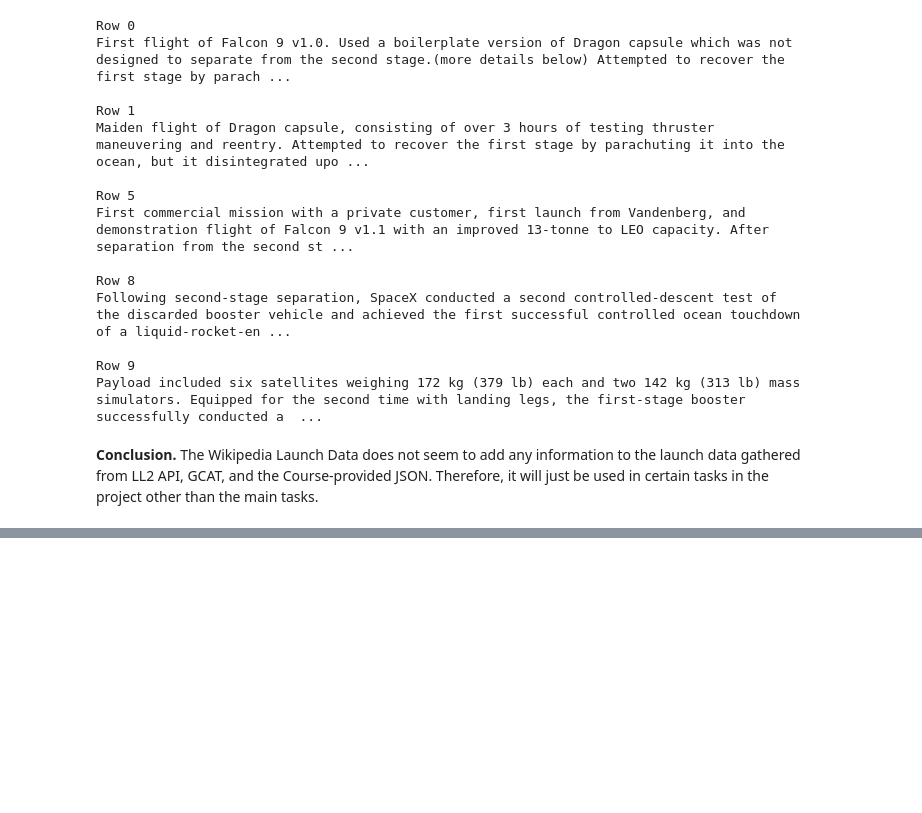
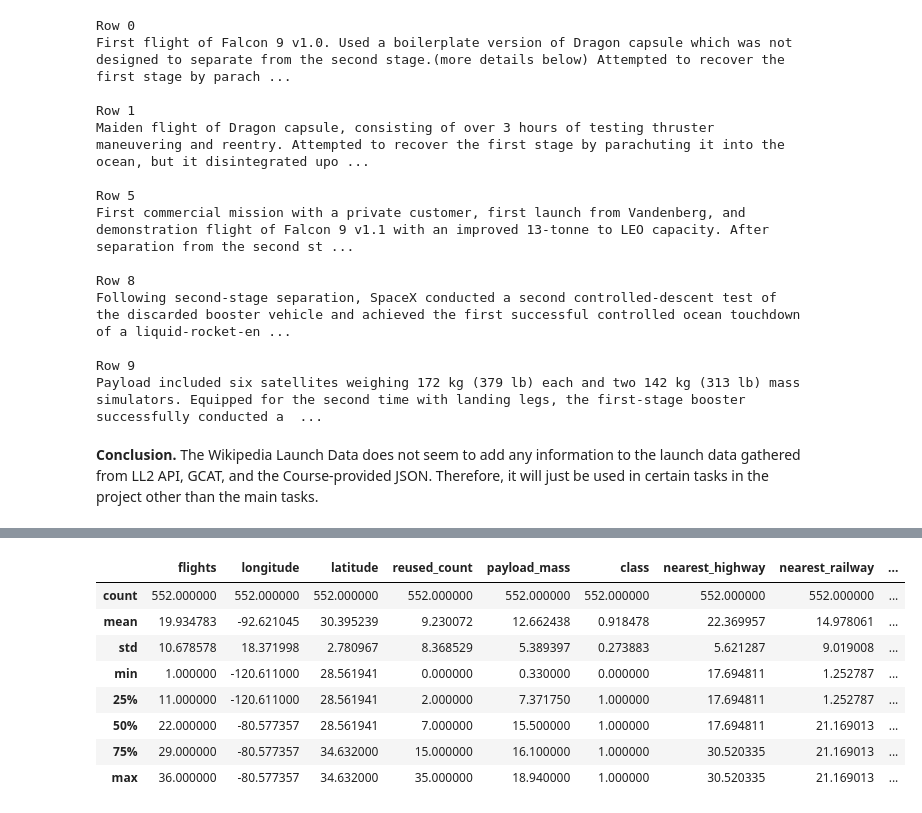
Before and after one commit to svd-jelo/SpaceY-Falcon-9-Project, a Jupyter notebook: notebooks/1.1-cjra-data-wrangling.ipynb, the cells around one changed output, grey strips where cells are left out. Cells and saved outputs as stored; diff of their text form; code cells hidden in the pictures; blank space fills up the shorter version.

```diff
--- a/notebooks/1.1-cjra-data-wrangling.ipynb
+++ b/notebooks/1.1-cjra-data-wrangling.ipynb
@@ -385,0 +440,12 @@ Payload included six satellites weighing 172 kg (379 lb) each and two 142 kg
+# %%
+df.describe()
+# %% [output]
+|  | flights | longitude | latitude | reused_count | payload_mass | class | nearest_highway | nearest_railway | ... |
+| count | 552.000000 | 552.000000 | 552.000000 | 552.000000 | 552.000000 | 552.000000 | 552.000000 | 552.000000 | ... |
+| mean | 19.934783 | -92.621045 | 30.395239 | 9.230072 | 12.662438 | 0.918478 | 22.369957 | 14.978061 | ... |
+| std | 10.678578 | 18.371998 | 2.780967 | 8.368529 | 5.389397 | 0.273883 | 5.621287 | 9.019008 | ... |
+| min | 1.000000 | -120.611000 | 28.561941 | 0.000000 | 0.330000 | 0.000000 | 17.694811 | 1.252787 | ... |
+| 25% | 11.000000 | -120.611000 | 28.561941 | 2.000000 | 7.371750 | 1.000000 | 17.694811 | 1.252787 | ... |
+| 50% | 22.000000 | -80.577357 | 28.561941 | 7.000000 | 15.500000 | 1.000000 | 17.694811 | 21.169013 | ... |
+| 75% | 29.000000 | -80.577357 | 34.632000 | 15.000000 | 16.100000 | 1.000000 | 30.520335 | 21.169013 | ... |
+| max | 36.000000 | -80.577357 | 34.632000 | 35.000000 | 18.940000 | 1.000000 | 30.520335 | 21.169013 | ... |
```
Also changed, not shown: parts of 15 cells of this notebook, 5 other files.
